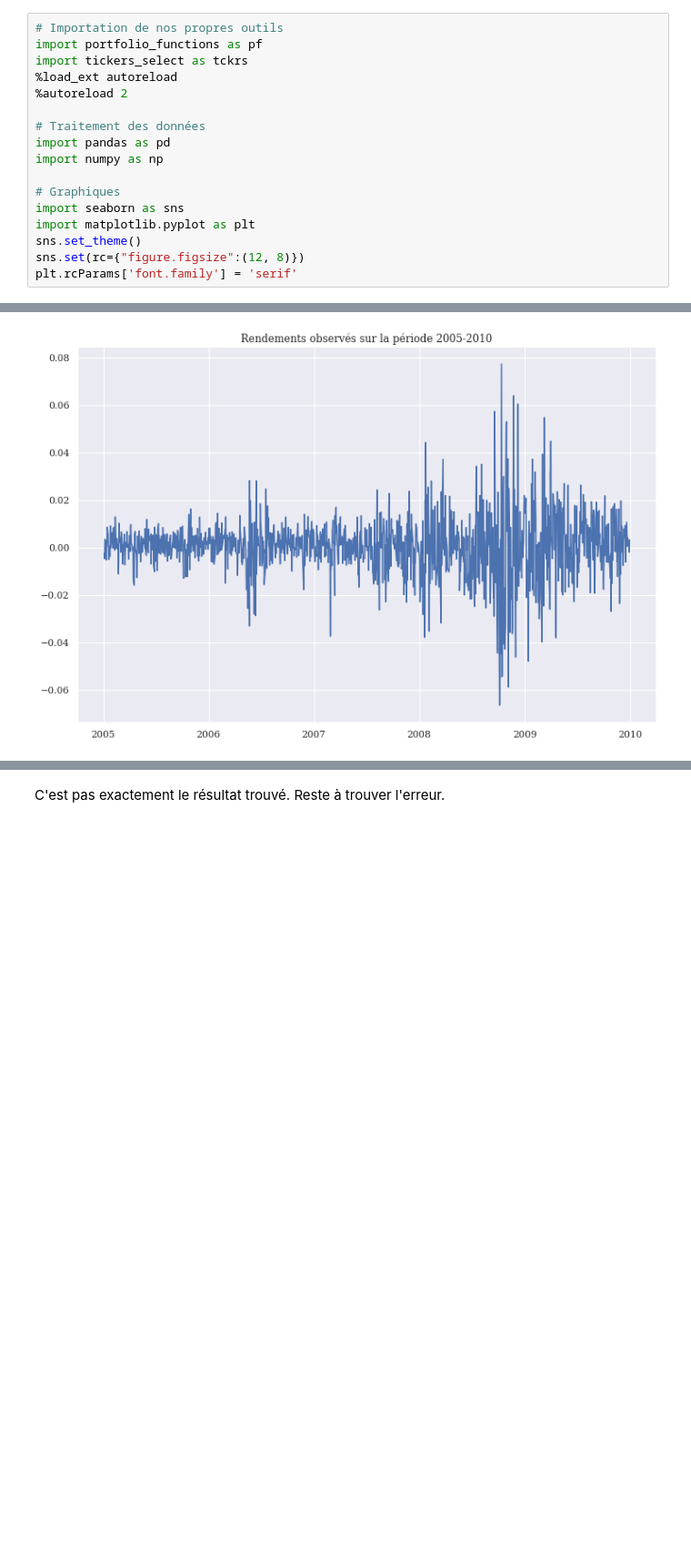
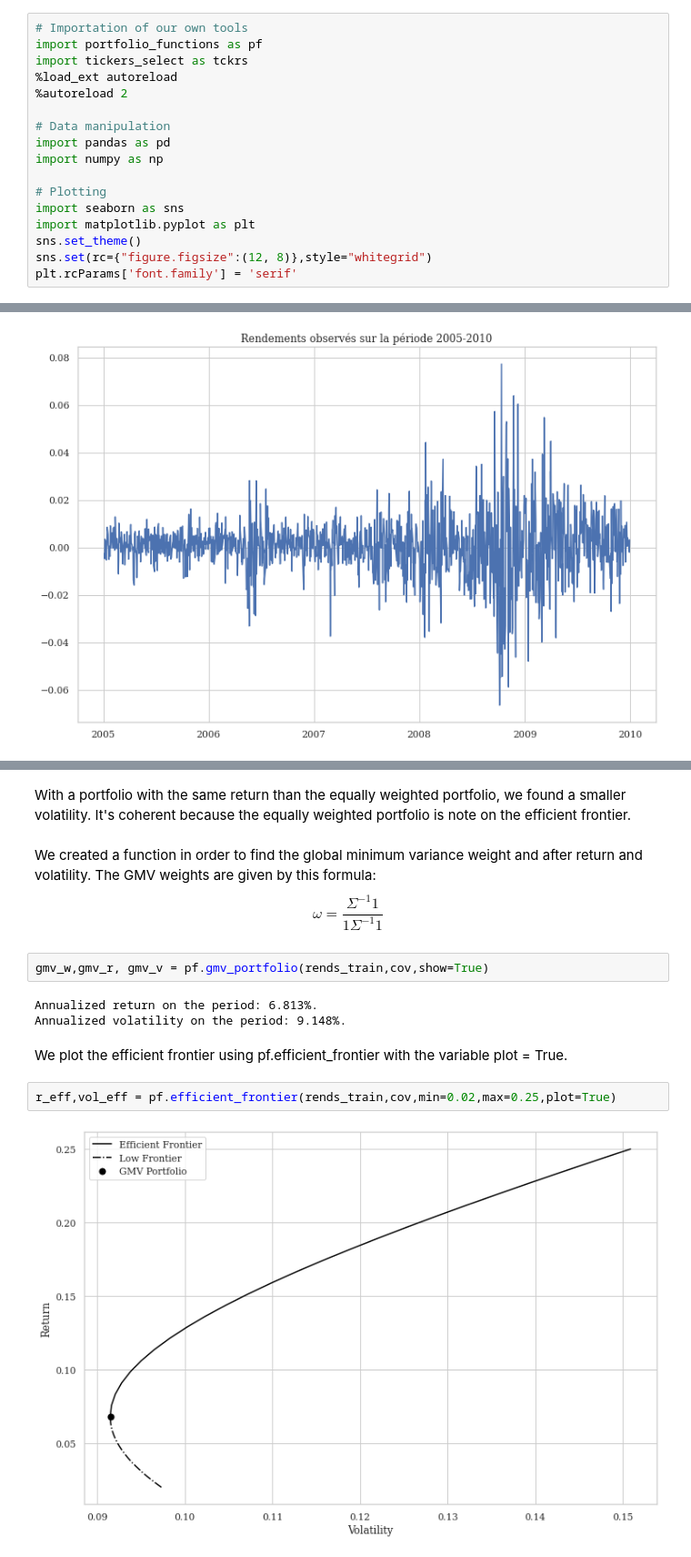
Before and after one commit to bashog/Portfolio-Construction, a Jupyter notebook: portfolio_construction.ipynb, the cells around one changed output, grey strips where cells are left out. Shown at 91% size. Drawn from its saved outputs; the diff is of its cells as text; blank space fills up the shorter version.

Commit message:
Corrections and Efficient Frontier

```diff
--- a/portfolio_construction.ipynb
+++ b/portfolio_construction.ipynb
@@ -1,19 +1,19 @@
 # %%
-# Importation de nos propres outils
+# Importation of our own tools
 import portfolio_functions as pf
 import tickers_select as tckrs
 %load_ext autoreload
 %autoreload 2
 
-# Traitement des données
+# Data manipulation
 import pandas as pd
 import numpy as np
 
-# Graphiques
+# Plotting
 import seaborn as sns
 import matplotlib.pyplot as plt
 sns.set_theme()
-sns.set(rc={"figure.figsize":(12, 8)})
+sns.set(rc={"figure.figsize":(12, 8)},style="whitegrid")
 plt.rcParams['font.family'] = 'serif'
 # %% [output]
 The autoreload extension is already loaded. To reload it, use:
@@ -279,2 +251,18 @@ pf.annu_rend_df(rends_train,arr=True)@np.linalg.inv(cov*252)@np.ones(rends_train
-# %% [markdown]
-C'est pas exactement le résultat trouvé. Reste à trouver l'erreur.
+# %% [markdown]
+With a portfolio with the same return than the equally weighted portfolio, we found a smaller volatility. It's coherent because the equally weighted portfolio is note on the efficient frontier.
+# %% [markdown]
+We created a function in order to find the global minimum variance weight and after return and volatility. The GMV weights are given by this formula:
+$$
+\boxed{\omega = \frac{\Sigma^{-1}1}{1\Sigma^{-1}1}}
+$$
+# %%
+gmv_w,gmv_r, gmv_v = pf.gmv_portfolio(rends_train,cov,show=True)
+# %% [output]
+Annualized return on the period: 6.813%.
+Annualized volatility on the period: 9.148%.
+# %% [markdown]
+We plot the efficient frontier using pf.efficient_frontier with the variable plot = True.
+# %%
+r_eff,vol_eff = pf.efficient_frontier(rends_train,cov,min=0.02,max=0.25,plot=True)
+# %% [output]
+[figure, added]
```
Also changed, not shown: parts of 36 cells of this notebook, 3 other files.
